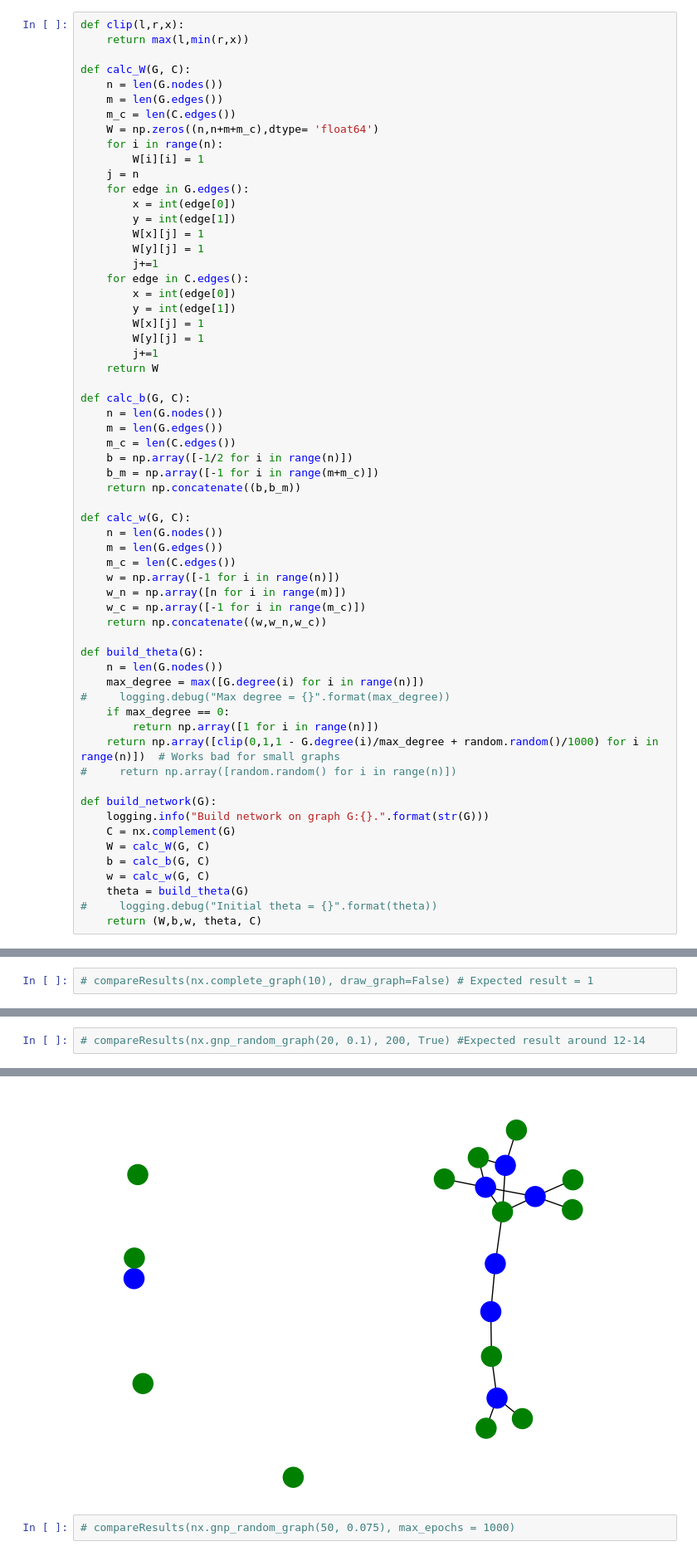
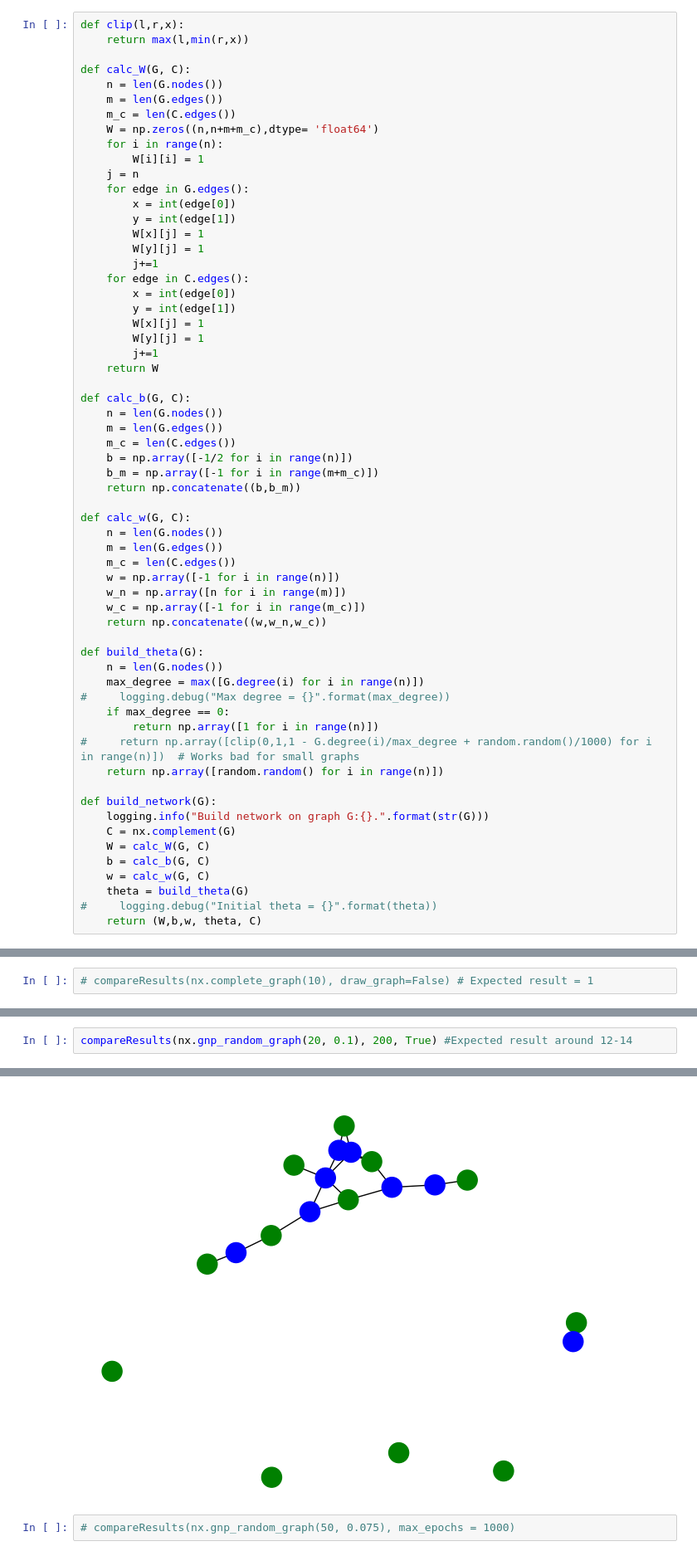
Before and after one commit to arteger/masters_thesis, a Jupyter notebook: main.ipynb, the cells around one changed output, grey strips where cells are left out. Shown at 83% size. Saved outputs shown, nothing was run; the diff lists cells and outputs as text.

```diff
--- a/main.ipynb
+++ b/main.ipynb
@@ -95,8 +95,8 @@ def build_theta(G):
 #     logging.debug("Max degree = {}".format(max_degree))
     if max_degree == 0:
         return np.array([1 for i in range(n)])
-    return np.array([clip(0,1,1 - G.degree(i)/max_degree + random.random()/1000) for i in range(n)])  # Works bad for small graphs
-#     return np.array([random.random() for i in range(n)])
+#     return np.array([clip(0,1,1 - G.degree(i)/max_degree + random.random()/1000) for i in range(n)])  # Works bad for small graphs
+    return np.array([random.random() for i in range(n)])
 
 def build_network(G):
     logging.info("Build network on graph G:{}.".format(str(G)))
@@ -326,3 +347,3 @@ Length = 3
 # %%
-# compareResults(nx.gnp_random_graph(20, 0.1), 200, True) #Expected result around 12-14
+compareResults(nx.gnp_random_graph(20, 0.1), 200, True) #Expected result around 12-14
 # %% [output]
@@ -352,4 +370,4 @@ Length = 13
-[figure, old version]
+[figure, new version]
 # %%
 # compareResults(nx.gnp_random_graph(50, 0.075), max_epochs = 1000)
 # %%
```
Also changed, not shown: parts of 24 cells of this notebook.
